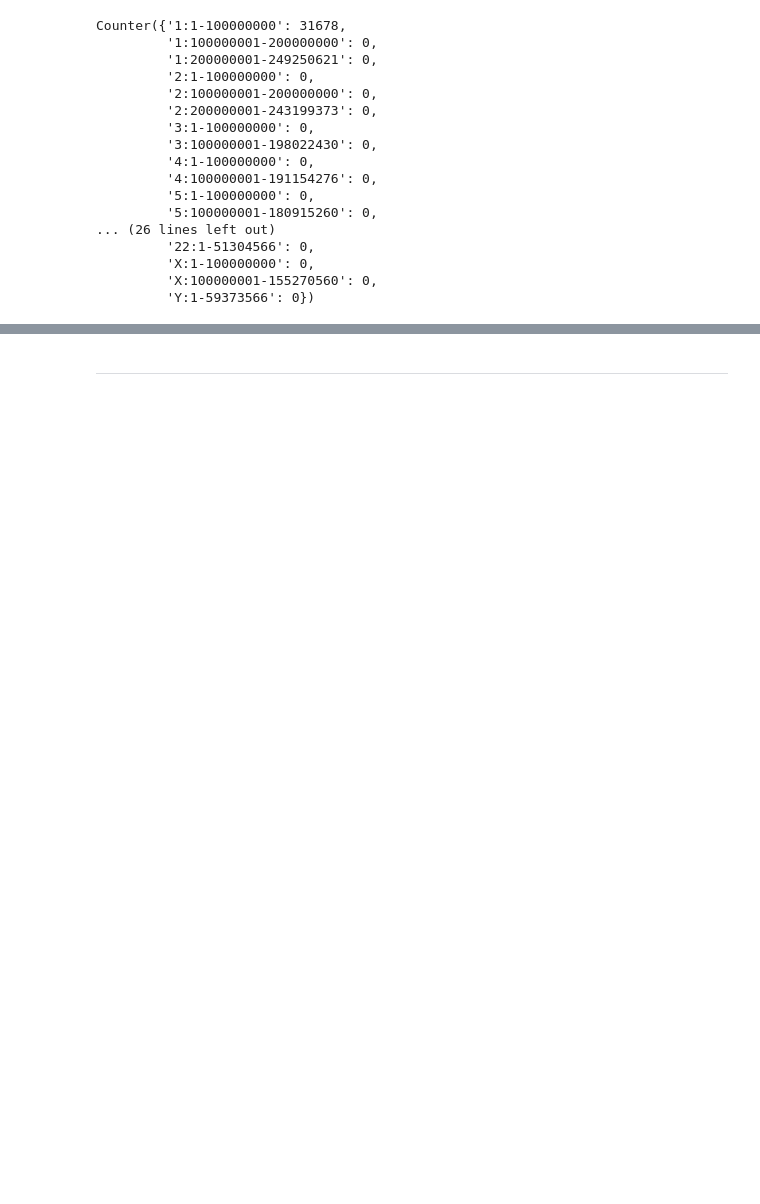
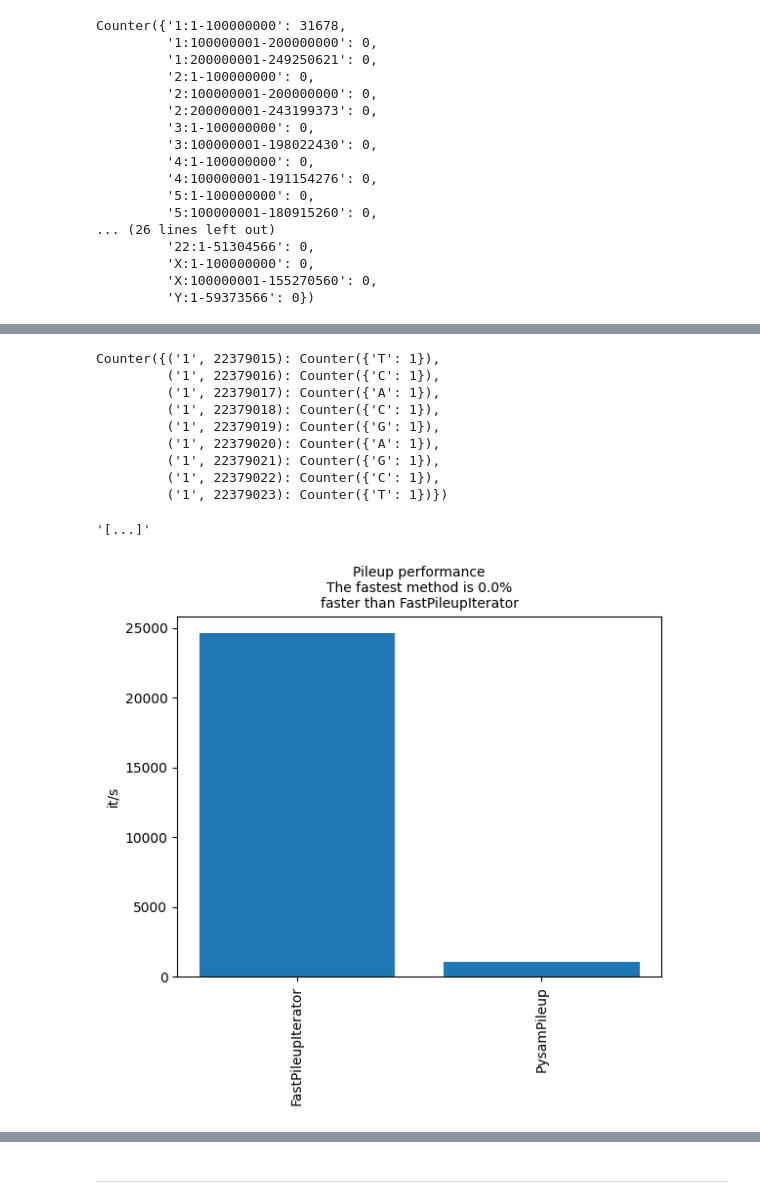
Before and after one commit to popitsch/rnalib, a Jupyter notebook: notebooks/README.ipynb, the cells around one changed output, grey strips where cells are left out. Drawn from its saved outputs; the diff is of its cells as text; code cells hidden in the pictures; blank space fills up the shorter version.

```diff
--- a/notebooks/README.ipynb
+++ b/notebooks/README.ipynb
@@ -153,7 +249,7 @@ Can also yield mismatches wrt. the reference if MD tags are available (can be ad
 # %%
 # count reads per chromosome in a BAM using different filters
 stats={x:Counter() for x in ['all', 'def', 'mq20', 'tag']}
-with open_file_obj('testdata/bam/small_example.bam') as bam:
+with open_file_obj(get_resource('small_example_bam')) as bam:
     for chrom in get_reference_dict(bam):
         with ReadIterator(bam, chrom, flag_filter=0) as it: # all: no filtering
             it.take()
@@ -182,11 +283,11 @@ display(stats)
 A common practice of many genomics applications is to break up analyses into continuous blocks (genomic intervals or tiles), e.g., to parallelize computation or just to deal with large datasets. Splitting a reference dict (i.e., a genome representation) into such blocks can easily be done using its `iter_blocks()` method. Iterating over a large BAM file, handling non-overlapping genomic intervals, for example, can be done as follow:
 # %%
 stats=Counter()
-with open_file_obj('testdata/bam/small_example.bam') as bam:
+with open_file_obj(get_resource('small_example_bam')) as bam:
     # we iterate of blocks (genomic intervals) with a maximum size of 100Mio bases
     for block in get_reference_dict(bam).iter_blocks(int(1e8)):
         # This BAM file was mapped to a GRCh37 version with chromosome names that were not prefixed by 'chr'.
-        # Here, we add this 'chr' prefix and then check whether this is ac anonical chromosome name
+        # Here, we add this 'chr' prefix and then check whether this is a canonical chromosome name (chr1-22,X,Y,M)
         if toggle_chr(block.chromosome) in canonical_chromosomes['GRCh38']:
             # now we iterate over all reads overlapping with a block annd count the reads
             with ReadIterator(bam, region=block, flag_filter=0) as it: # all: no filtering
@@ -214 +319,50 @@ Counter({'1:1-100000000': 31678,
+# %%
+reg=gi('1',22377202,22429853) # the iterated region
+times=Counter()
+with Timer(times, 'FastPileupIterator') as timer:
+    ac1=Counter()
+    with open_file_obj(get_resource('small_example_bam')) as bam:
+        for l,v in FastPileupIterator(bam, reg.chromosome, range(reg.start, reg.end)):
+            ac1[l.chromosome, l.start]=v
+with Timer(times, 'PysamPileup') as timer:
+    ac2=Counter()
+    with open_file_obj(get_resource('small_example_bam')) as bam:
+        for pu in bam.pileup(contig=reg.chromosome, start=reg.start-1, stop=reg.end-1, flag_filter=DEFAULT_FLAG_FILTER,
+                             truncate=True,mark_ends=True,add_indels=True,min_base_quality=0,min_mapping_quality=0,
+                             ignore_overlaps=False, ignore_orphans=False,
+                             max_depth=100000):
+            pos=(pu.reference_name, pu.reference_pos+1)
+            ac2[pos]=Counter()
+            for r in pu.pileups:
+                if r.is_refskip:
+                    continue
+                elif r.is_del:
+                    ac2[pos][None]+=1
+                else:
+                    ac2[pos][r.alignment.query_sequence[r.query_position]]+=1
+
+# PysamPileup will not iterate/report uncovered alignment columns. So, here we add an empty Counters for those positions
+for p in (ac1.keys() - ac2.keys()):
+    ac2[p]=Counter()
+
+# now compare the resulting counters
+assert ac1==ac2
+
+# plot the times
+plot_times('Pileup performance', times, n=len(reg), our_method='FastPileupIterator')
+
+# show some example columns
+head_counter(ac1)
+# %% [output]
+Counter({('1', 22379015): Counter({'T': 1}),
+         ('1', 22379016): Counter({'C': 1}),
+         ('1', 22379017): Counter({'A': 1}),
+         ('1', 22379018): Counter({'C': 1}),
+         ('1', 22379019): Counter({'G': 1}),
+         ('1', 22379020): Counter({'A': 1}),
+         ('1', 22379021): Counter({'G': 1}),
+         ('1', 22379022): Counter({'C': 1}),
+         ('1', 22379023): Counter({'T': 1})})
+'[...]'
+[figure, added]
 # %% [markdown]
```
Also changed, not shown: parts of 117 cells of this notebook, 14 other files.
